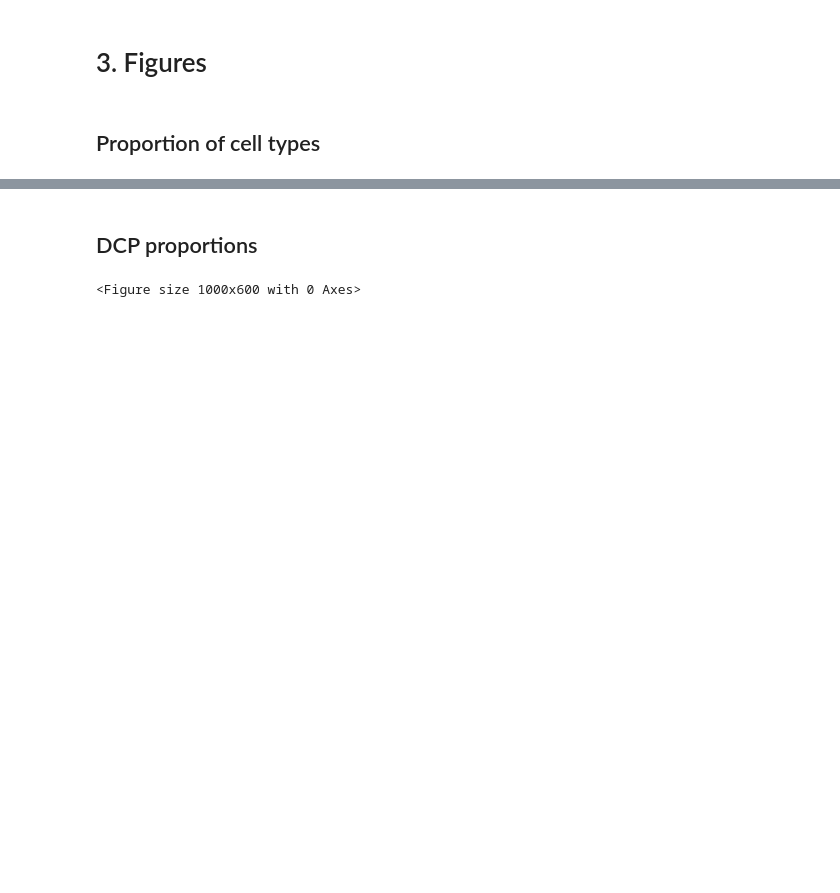
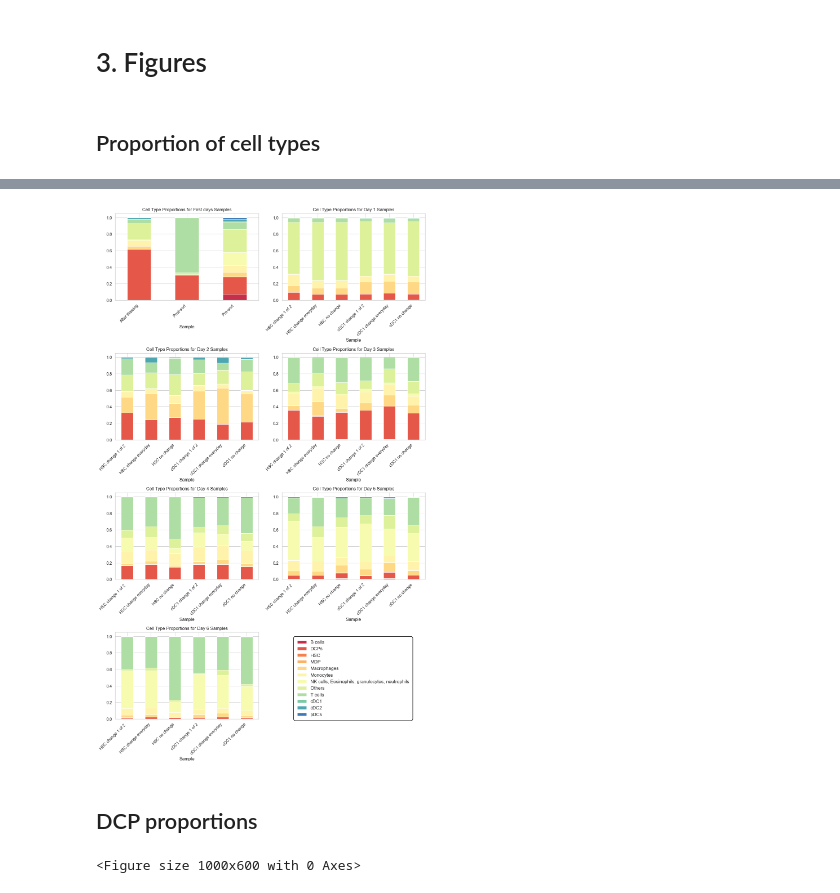
Before and after one commit to AlexiaGiroud/ThawingDCPs, a Jupyter notebook: graphs_try2.ipynb, the cells around one changed output, grey strips where cells are left out. Drawn from its saved outputs; the diff is of its cells as text; code cells hidden in the pictures; blank space fills up the shorter version.

```diff
--- a/graphs_try2.ipynb
+++ b/graphs_try2.ipynb
@@ -84,2 +119,14 @@ results_by_day = split_by_day(df)
+# %%
+# Add first_days_df to results_by_day
+results_by_day["First days"] = first_days_df
+results_by_day["First days duplicate test"] = first_days_df
+
+# Delete "Before thawing - Pre-sort", "Before thawing - Sorted", "Day 0" from results_by_day
+del results_by_day["Before thawing - Pre-sort"]
+del results_by_day["Before thawing - Sorted"]
+del results_by_day["Day 0"]
+
+# Move First days to the beginning of the dictionary
+results_by_day = {"First days": results_by_day["First days"], **{k: v for k, v in results_by_day.items() if k != "First days"}}
 # %% [markdown]
 ## DCP proportions
@@ -158,2 +168,63 @@ plt.show()
+# %%
+# Plot a figure with 7 subplots arranged in 4 rows / 2 columns
+fig, axes = plt.subplots(nrows=4, ncols=2, figsize=(12, 20))
+days = list(results_by_day.keys())
+
+max_plots = 7
+last_ax = None
+
+for i, ax in enumerate(axes.flatten()):
+    if i == max_plots:
+        ax.set_visible(False)
+        continue
+
+    if i < len(days):
+        day = days[i]
+        day_data = results_by_day[day]
+        day_proportions = pd.DataFrame()
+
+        for sample_name, sample_data in split_by_sample(day_data).items():
+            sample_proportions = sample_data.iloc[:, 2:].copy()
+            sample_proportions.insert(0, "Sample", sample_name)
+            day_proportions = pd.concat([day_proportions, sample_proportions], ignore_index=True)
+
+        day_proportions_plot = day_proportions.melt(id_vars='Sample', var_name='Cell Type', value_name='Proportion')
+        day_proportions_plot_pivot = day_proportions_plot.pivot(index='Sample', columns='Cell Type', values='Proportion')
+        day_proportions_plot_pivot.plot(kind='bar', stacked=True, ax=ax)
+
+        ax.set_title(f'Cell Type Proportions for {day} Samples')
+        ax.set_xticklabels(ax.get_xticklabels(), rotation=45, ha='right')
+
+        ax.legend_.remove()    # ← REMOVE per-subplot legends
+        last_ax = ax
+
+plt.tight_layout()
+
+# ---- Figure-level legend at bottom ----
+handles, labels = last_ax.get_legend_handles_labels()
+
+# Create a global legend at the bottom with styling
+legend = fig.legend(
+    handles,
+    labels,
+    loc='lower right',
+    bbox_to_anchor=(0.95, 0.08),
+    ncol=1,
+    frameon=True,
+    fontsize=12,
+)
+
+# Style the legend frame
+frame = legend.get_frame()
+frame.set_edgecolor("black")       # Border color
+frame.set_linewidth(1.2)           # Border thickness
+frame.set_facecolor("white")       # Background color
+frame.set_alpha(0.95)              # Slight transparency
+frame.set_boxstyle("round,pad=0.4")  # Rounded corners + internal padding
+
+plt.savefig('Figures/DCP_proportions_across_days.png', dpi=300, bbox_inches='tight')
+plt.show()
+# %% [output]
+[figure, added]
 # %% [markdown]
 ## DCP proportions
```
Also changed, not shown: parts of 11 cells of this notebook.
